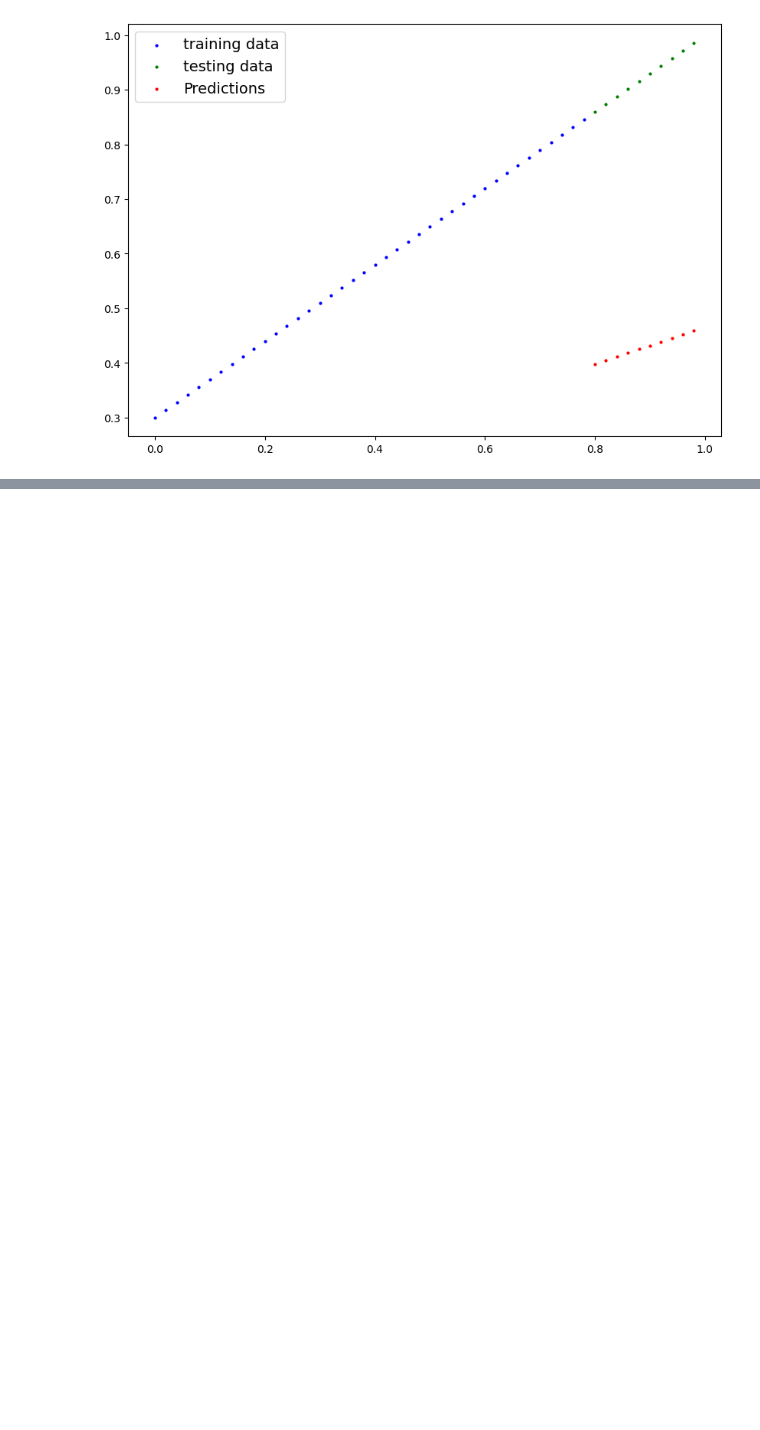
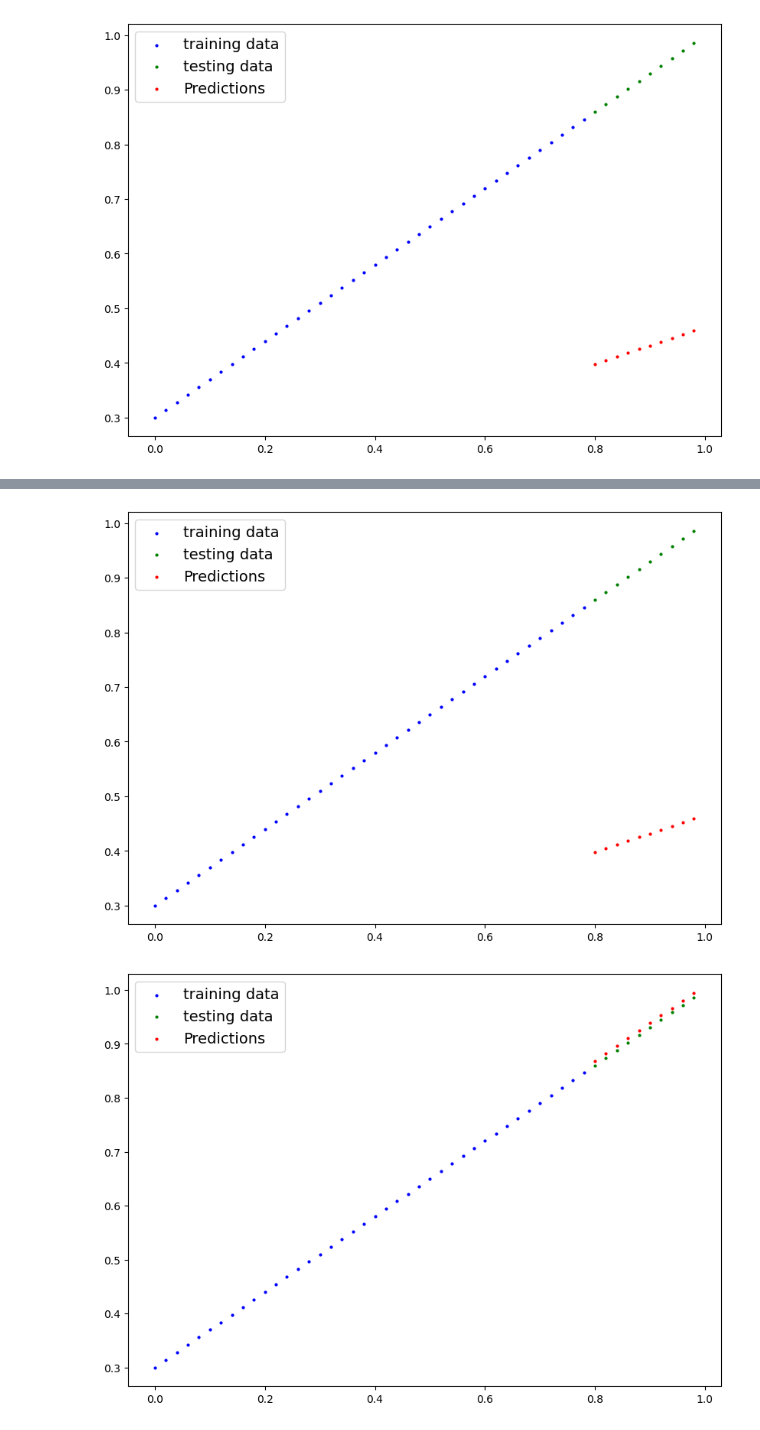
Before and after one commit to jevylux/pytorchtraining, a Jupyter notebook: pytorchworkflow.ipynb, the cells around one changed output, grey strips where cells are left out. Cells and saved outputs as stored; diff of their text form; code cells hidden in the pictures; blank space fills up the shorter version.

```diff
--- a/pytorchworkflow.ipynb
+++ b/pytorchworkflow.ipynb
@@ -158,7 +158,10 @@ optimizer = torch.optim.SGD(params=model_0.parameters(),
                             lr=0.01)    # lr = learning rate =  possibly the most omportant hyperparamter
 
 # now build the training (and a testing) loop
-# an epoch is one loop true de data
+# an epoch is one loop true de dat
+
+# in order to see how this works, change the value of epochs, let's say 10, 100 , 1000 and 10000 and rerun the complete notebook
+# ( Runtime-> Run all) and see what happenss  wih the plots at cell 37
 
 epochs = 1000 # this is a hyperparamter because we have set it ourselfs
 
@@ -180,7 +183,15 @@ for epoch in range(epochs):
   # set the optimizer ( oerform gradient descent)
   optimizer.step()
 
-  model_0.eval()  # turns off gradient tracking
+  model_0.eval()  # turns off different settings in the model not needed for evaluation/testing (dropout/ batch norm)
+  with torch.inference_mode(): # turns off gradient tracking & a couple more things behind the scenes
+    # do the forward pass
+    test_pred = model_0(X_test)
+    # calculate the loss
+    test_loss = loss_fn(test_pred, y_test)
+  if epoch % 10 == 0:
+    print(f"Epoch : {epoch} | Loss: {loss} | Test loss : {test_loss }")
+    print(model_0.state_dict())
 
 print(list(model_0.parameters()))
 # %% [output]
@@ -190,3 +212,11 @@ tensor([0.1288], requires_grad=True)]
 [Parameter containing:
 tensor([0.6990], requires_grad=True), Parameter containing:
 tensor([0.3093], requires_grad=True)]
+# %%
+with torch.inference_mode():
+  y_preds_new = model_0(X_test)
+plot_predictions(predictions=y_preds)
+plot_predictions(predictions=y_preds_new)
+# %% [output]
+[figure, added]
+[figure, added]
```
Also changed, not shown: parts of 1 cell of this notebook.
